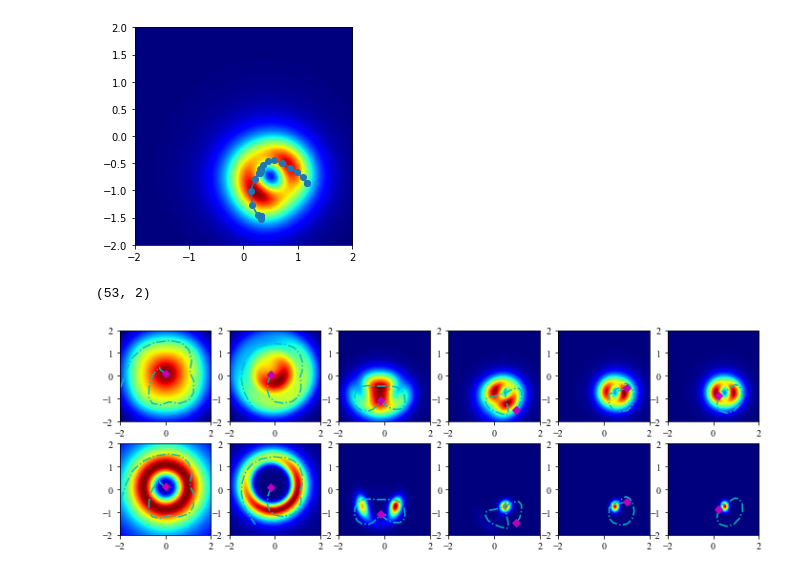
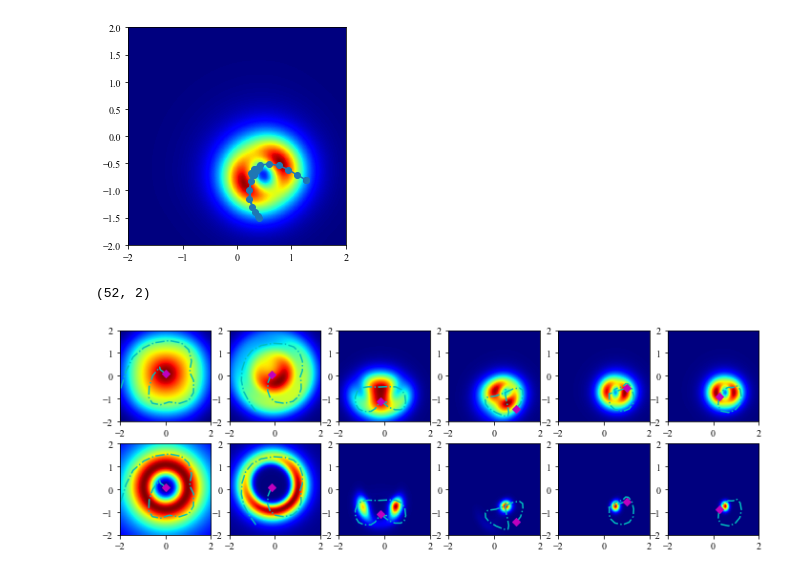
Before and after one commit to ialab-yale/time_optimal_ergodic_search, a Jupyter notebook: experiments/time_varying_search/receding_horizon.ipynb, the cells around one changed output. Saved outputs shown, nothing was run; the diff lists cells and outputs as text; code cells hidden in the pictures.

```diff
--- a/experiments/time_varying_search/receding_horizon.ipynb
+++ b/experiments/time_varying_search/receding_horizon.ipynb
@@ -193,7 +190,7 @@ erg_up_log = []
 logger = Logger(_true_p)
 
 t_lap = 0
-_percent_max = 0.001
+_percent_max = 0.0001
 unif_phik = get_phik(target_distribution.evals, planner.basis)
 args.update({'erg_ub' : _percent_max*planner.erg_metric(unif_phik, 2*unif_phik)})
 erg_up_log.append(args['erg_ub'])
@@ -224,39 +221,39 @@ while planner._ck_dynamics._t_curr < t_max:
         'ck_state' : planner._ck_dynamics._ck_state,
         't_curr' : planner._ck_dynamics._t_curr
     })
     _y = meas_model(_true_p, _robot_state[:2]) + onp.random.normal(0., 0.02)
     # _y_distract = meas_model(_robot_state[:2], _distractor_p) + onp.random.uniform(0., 0.1)
     target_distribution.update_prior(_robot_state[:2], _y)
     # target_distribution.update_prior(_robot_state[:2], _y_distract)
     _fish_evals = target_distribution.update_eid()
     args.update({
         'phik' : get_phik(_fish_evals, planner.basis)
     })
     args.update({'erg_ub' : _percent_max*(
-        planner.erg_metric(unif_phik, args['phik']) + planner.erg_metric(0*unif_phik, args['phik'])
+        0*planner.erg_metric(unif_phik, args['phik']) + planner.erg_metric(0*unif_phik, args['phik'])
         )})
     t_lap = 0
     erg_up_log.append(args['erg_ub'])
     planner.time_shift_plan()
 
 
 
 
     if np.linalg.det(var) < 1e-3:
         break
     clear_output(wait=True)
     target_distribution.plot_eid()
     # target_distribution.plot_prior()
     # planner._ck_dynamics.plot_ck()
     plt.plot(sol['x'][0,0], sol['x'][0,1], 'bo')
     plt.plot(sol['x'][:,0], sol['x'][:,1], '-o')
     plt.show()
 # %% [output]
-[figure, old version]
+[figure, new version]
 # %%
 logger.to_numpy()
 # %%
 logger.means.shape
 # %% [output]
-(53, 2)
+(52, 2)
 # %%
```
Also changed, not shown: parts of 2 cells of this notebook, 4 other files.
